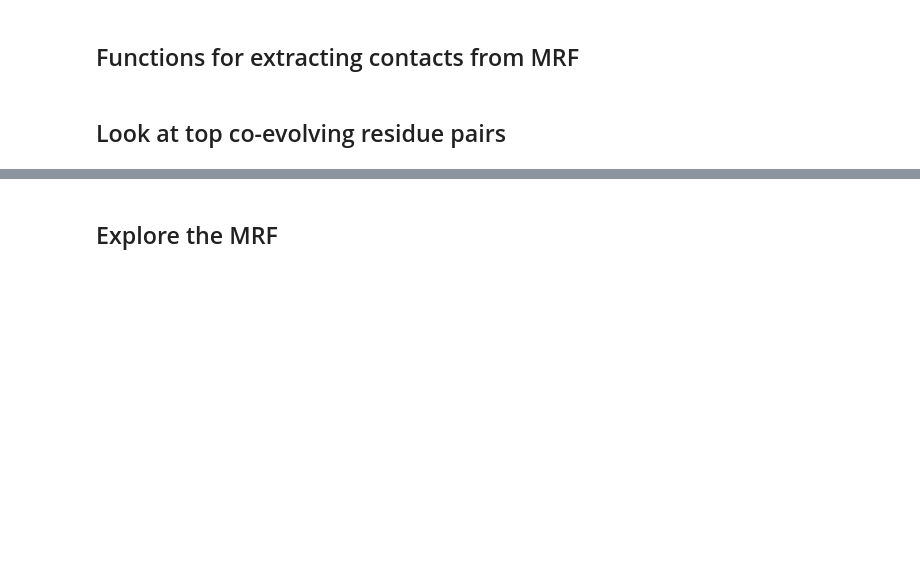
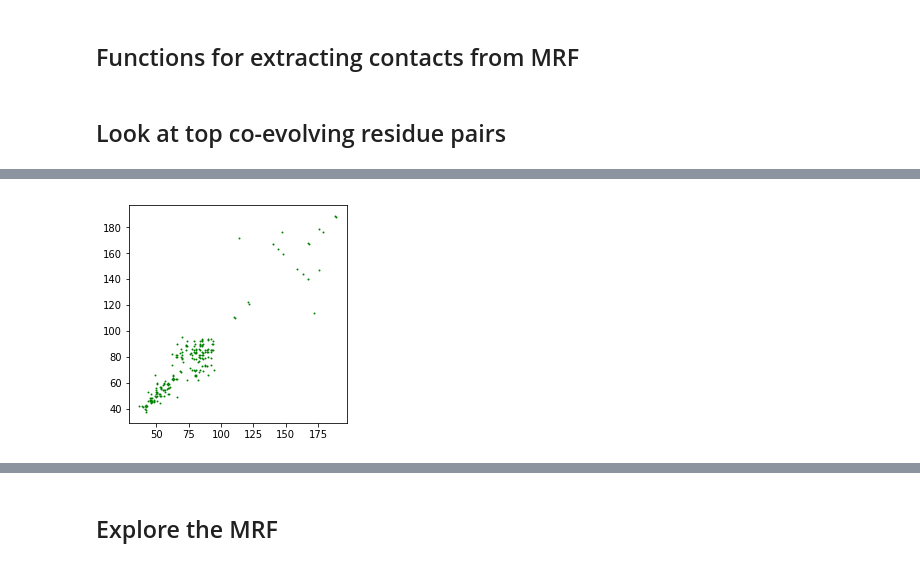
Before and after one commit to ayshaw/complexCorrection, a Jupyter notebook: GREMLIN_TF_v2_weights_edit.ipynb, the cells around one changed output, grey strips where cells are left out. Saved outputs shown, nothing was run; the diff lists cells and outputs as text; code cells hidden in the pictures; blank space fills up the shorter version.

```diff
--- a/GREMLIN_TF_v2_weights_edit.ipynb
+++ b/GREMLIN_TF_v2_weights_edit.ipynb
@@ -621 +619,5 @@ plot_top_n_contacts(pd_mtx)
+# %%
+plot_top_n_contacts(pd_mtx_weights)
+# %% [output]
+[figure, added]
 # %%
```
Also changed, not shown: parts of 25 cells of this notebook.
